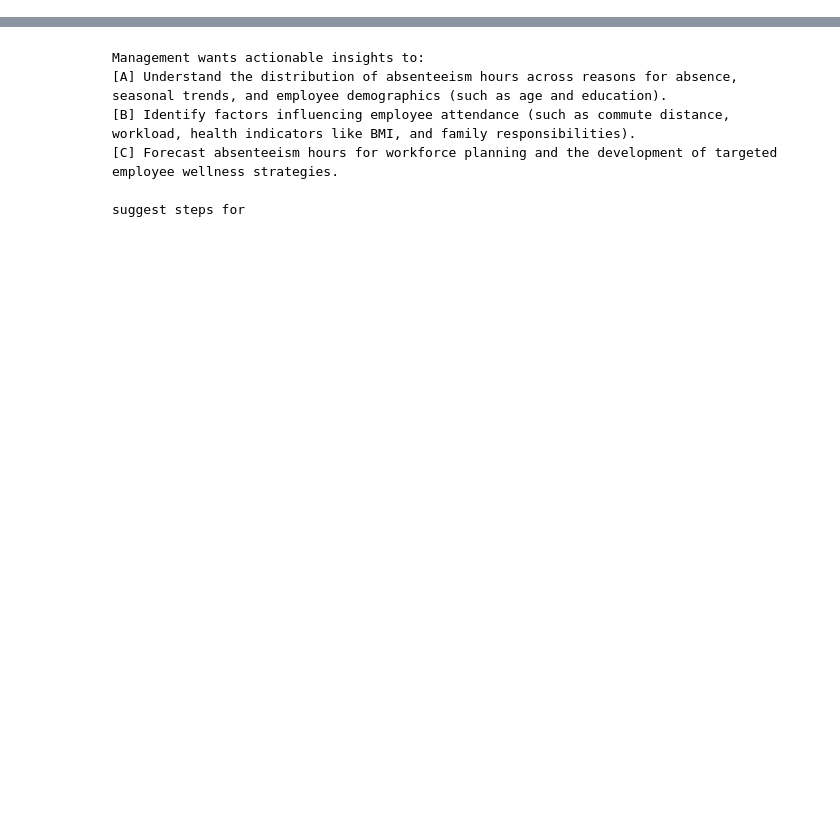
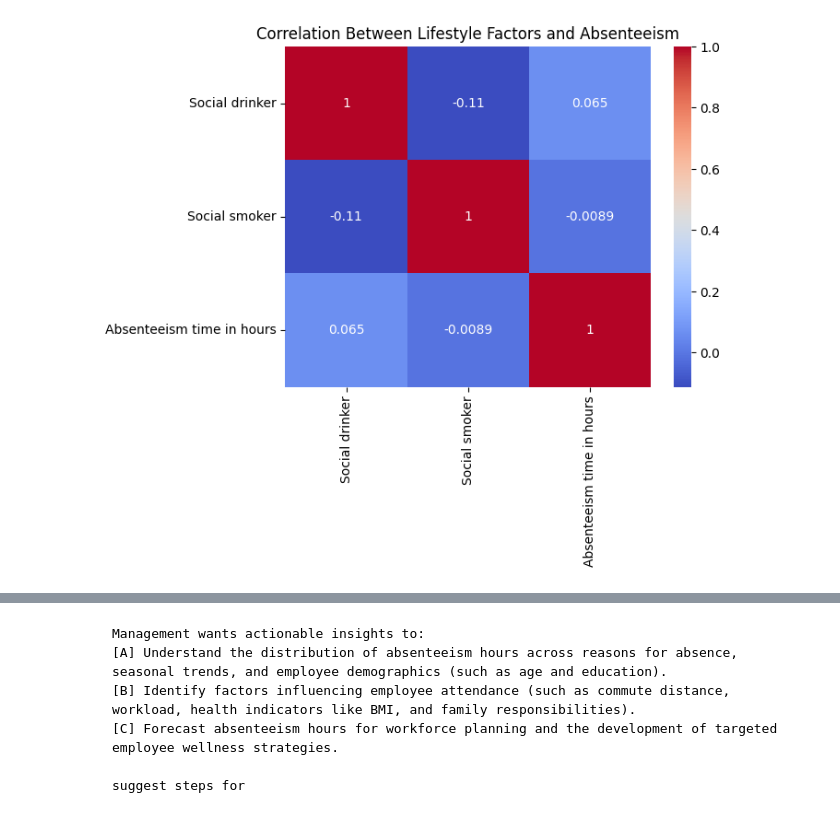
Before and after one commit to karenliauw-dotcom/ADALL_github, a Jupyter notebook: 8265149T_CDA1C03.ipynb, the cells around one changed output, grey strips where cells are left out. Saved outputs shown, nothing was run; the diff lists cells and outputs as text; code cells hidden in the pictures; blank space fills up the shorter version.

```diff
--- a/8265149T_CDA1C03.ipynb
+++ b/8265149T_CDA1C03.ipynb
@@ -68,0 +953,80 @@ The company is building a Proof of Concept (PoC) to understand employee absentee
+# %%
+# PART 1: The Lifestyle Link
+
+# Calculate correlation between Social drinker, Social smoker and Absenteeism time in hours
+lifestyle_correlation = df[['Social drinker', 'Social smoker', 'Absenteeism time in hours']].corr()
+print("Lifestyle Correlation:\n", lifestyle_correlation)
+
+# Visualization
+sns.heatmap(lifestyle_correlation, annot=True, cmap='coolwarm')
+plt.title('Correlation Between Lifestyle Factors and Absenteeism')
+plt.show()
+
+# PART 2: The Physicality Link
+
+# Create a mapping for absence reasons based on the data dictionary and previous prompts
+# ICD Categories I-XXI are generally 'chronic' or disease-related.
+# Reasons 22-28 are typically 'Wellness/Medical_Consult' or 'consultation-based'.
+# Reasons 23 (Musculoskeletal system disorders) and 26 (Dental consultation) were explicitly mentioned in data_dictionary
+# Reason 0 (No absence) will be handled by filtering
+
+reason_mapping = {
+    0: 'Other',
+    **{i: 'Chronic/Disease-related' for i in range(1, 23)},
+    **{i: 'Consultation-based' for i in range(22, 29)},
+    **{i: 'Other' for i in range(29, 35)} # Assuming other reasons are 'Other' if not covered
+}
+
+# Refine mapping to ensure 22-28 are consultation-based, and other specific reasons are handled
+reason_mapping.update({
+    23: 'Consultation-based', # Musculoskeletal system disorders - could be chronic, but for this context, treating as consultation-based due to previous prompt focusing on 'Medical Consultations'
+    26: 'Consultation-based', # Dental consultation
+    28: 'Consultation-based'  # Unspecified reason, but often consultation for follow-up (from previous prompt)
+})
+
+# Ensure Reason 0 is 'Other' and if there are 22 is not overwritten by range(1,23)
+# The original data dictionary example gives 23 as Musculoskeletal system disorders, 26 as Dental consultation.
+# Let's adjust the mapping based on a more general interpretation for 'chronic' vs 'consultation'.
+# For simplicity, let's consider Reason for absence 23 and 26 as consultation-based and others as chronic/disease-related, excluding Reason 0.
+
+# A more robust mapping for chronic vs consultation based on the general understanding of ICD codes
+chronic_icd_codes = list(range(1, 22)) + list(range(29, 35)) # Assuming most reasons other than specific consultations are chronic/disease-related
+consultation_icd_codes = [22, 23, 24, 25, 26, 27, 28] # Reasons often associated with medical check-ups or specific treatments
+
+def categorize_absence_reason(reason_code):
+    if reason_code in consultation_icd_codes:
+        return 'consultation'
+    elif reason_code in chronic_icd_codes:
+        return 'chronic'
+    else:
+        return 'other' # Reason 0 or any other unclassified reasons
+
+df['absence_category'] = df['Reason for absence'].apply(categorize_absence_reason)
+
+chronic_absences = df[df['absence_category'] == 'chronic']
+consultation_absences = df[df['absence_category'] == 'consultation']
+
+# Calculate mean BMI and age for chronic and consultation-based absences
+mean_bmi_age = pd.DataFrame({
+    'Mean BMI': [chronic_absences['Body mass index'].mean(), consultation_absences['Body mass index'].mean()],
+    'Mean Age': [chronic_absences['Age'].mean(), consultation_absences['Age'].mean()]
+}, index=['Chronic Absences', 'Consultation Absences'])
+
+print("Mean BMI and Age:\n", mean_bmi_age)
+
+# Optional: Visualize the results
+mean_bmi_age.plot(kind='bar', figsize=(10, 6))
+plt.title('Mean BMI and Age for Absence Types')
+plt.ylabel('Mean Values')
+plt.xticks(rotation=45)
+plt.show()
+
+# Check correlation of BMI and Age with total absenteeism time for chronic absences
+chronic_absences_corr = chronic_absences[['Body mass index', 'Age', 'Absenteeism time in hours']].corr()
+print("Chronic Absences Correlation:\n", chronic_absences_corr)
+
+# Visualization
+sns.heatmap(chronic_absences_corr, annot=True, cmap='coolwarm')
+plt.title('Chronic Absences Correlation with BMI, Age, and Absenteeism')
+plt.show()
+# %% [output]
@@ -68,0 +1043 @@ The company is building a Proof of Concept (PoC) to understand employee absentee
+[figure, added]
```
Also changed, not shown: parts of 87 cells of this notebook.
